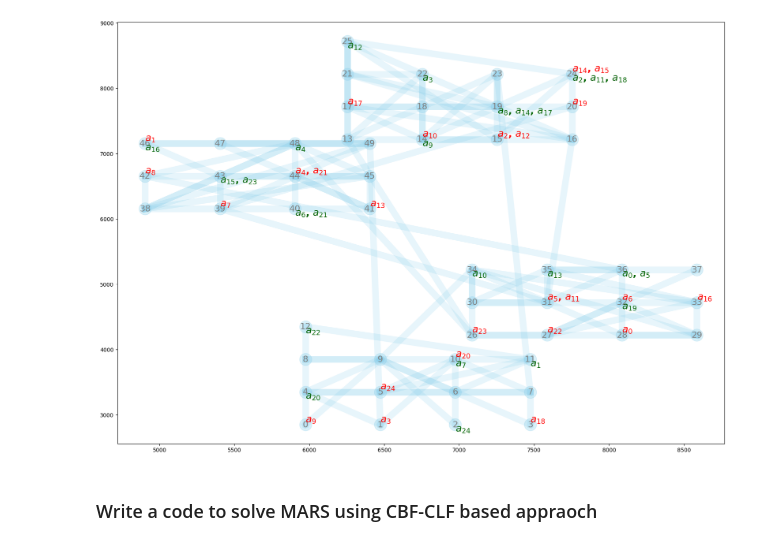
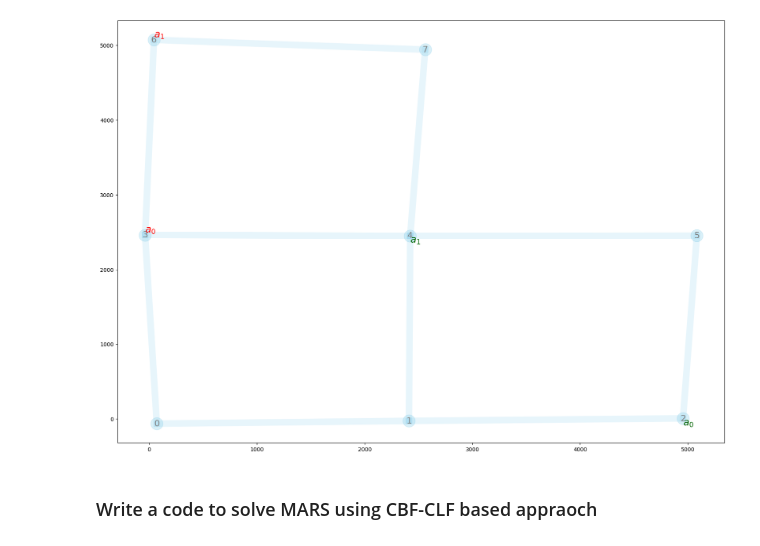
Before and after one commit to dt-1729/ULI_NASA, a Jupyter notebook: UTM_scheduling_and_routing/main.ipynb, the cells around one changed output. Saved outputs shown, nothing was run; the diff lists cells and outputs as text; code cells hidden in the pictures.

```diff
--- a/UTM_scheduling_and_routing/main.ipynb
+++ b/UTM_scheduling_and_routing/main.ipynb
@@ -17,8 +17,8 @@ importlib.reload(createEnv)
 importlib.reload(supporting_functions)
 
 # generate waypoints and the adjacency matrix
-n_waypoints = 50
-n_agents = 25
+n_waypoints = 8
+n_agents = 2
 tolArray = np.random.uniform(5.0, 5.0, n_waypoints)
 
 # Grid network parameters
@@ -27,7 +27,7 @@ grid_params = {
     'n_points':n_waypoints,
     'grid_size':5000,
     'noise_factor':100,
-    'extra_connections':100
+    'extra_connections':0
 }
 
 # Ring network parameters
@@ -79,36 +79,36 @@ ca_cbf_lin = {
 
 # cost mode options
 cost_mode = 'sum' # 'slowest'
 lm = 1 # for slowest
 
 # create a mars environment
 mars = createEnv.MARS(
     n_waypoints,
     n_agents,
     tolArray,
-    multigraph_params,
-    seed=13,
+    grid_params,
+    seed=15,
     offset_energy=1,
     stagewiseCostCoeffs=np.array([1.0, 100.0, 1.0]),
     selfHop=0,
     ca_cbf=ca_cbf_rect,
     cost_mode=cost_mode,
     lm = lm,
     filter_wp_thresh=1e-10,
     prune_mode=False,
     printFlag=False)
 
 
 # mars visualization
 cmap = plt.get_cmap('tab20')
 agent_colors = {a: cmap(i / mars.n_agents) for i, a in enumerate(range(mars.n_agents))}
 createEnv.plotNetwork(mars=mars, figuresize=(20,14), routes=[], agent_colors=agent_colors, showEdgeLength=False)
 
 # Prepare to save
 dir_name = '/Users/dhananjaytiwari/Documents/NASA_ULI/MIRS_Journal/MIRS_Results'
 scene_name = multigraph_params['type'] + f'Nw{n_waypoints}_Na{n_agents}'
 # %% [output]
-[figure, old version]
+[figure, new version]
 # %% [markdown]
 ### Write a code to solve MARS using CBF-CLF based appraoch
 # %%
```
Also changed, not shown: parts of 3 cells of this notebook, 5 other files.
